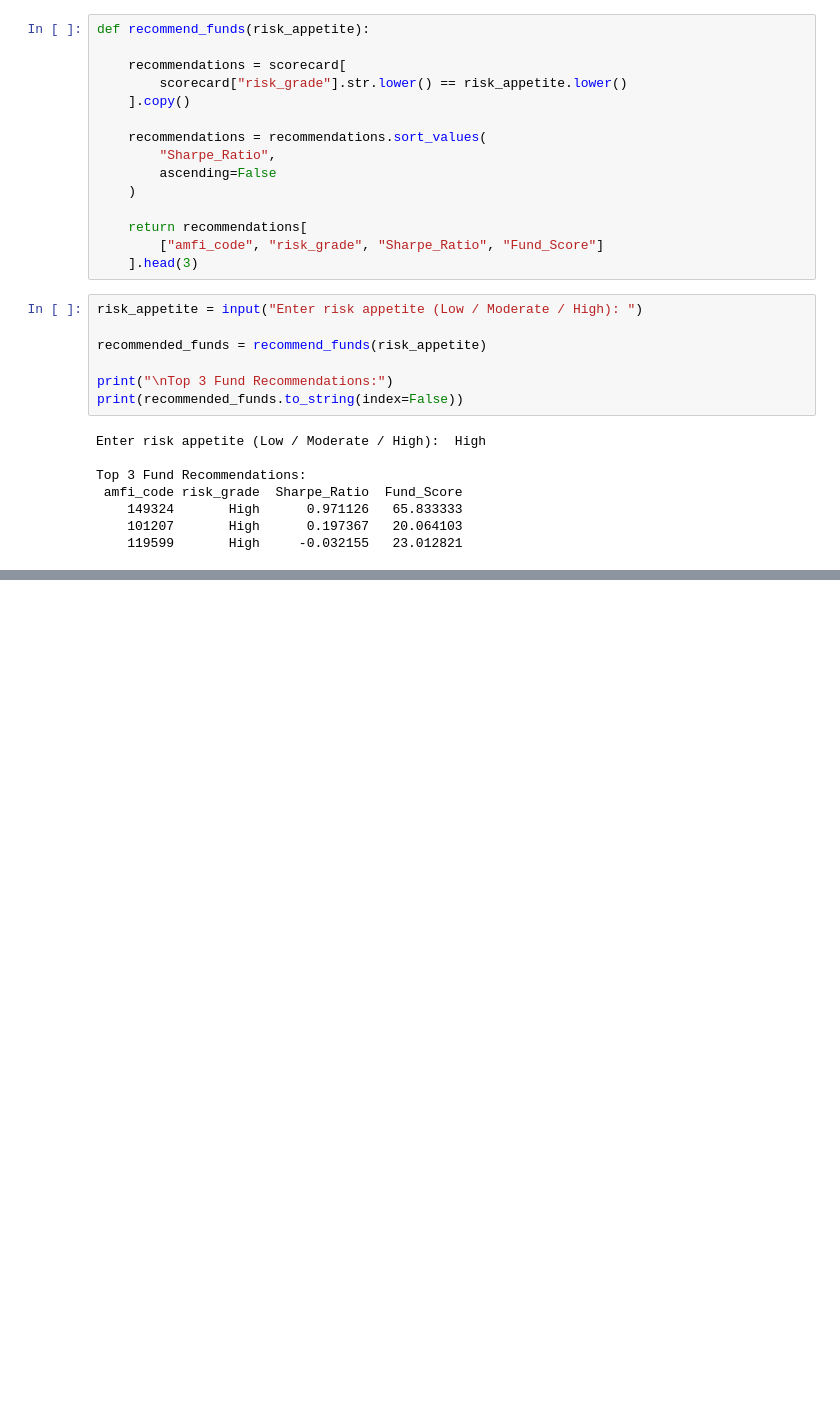
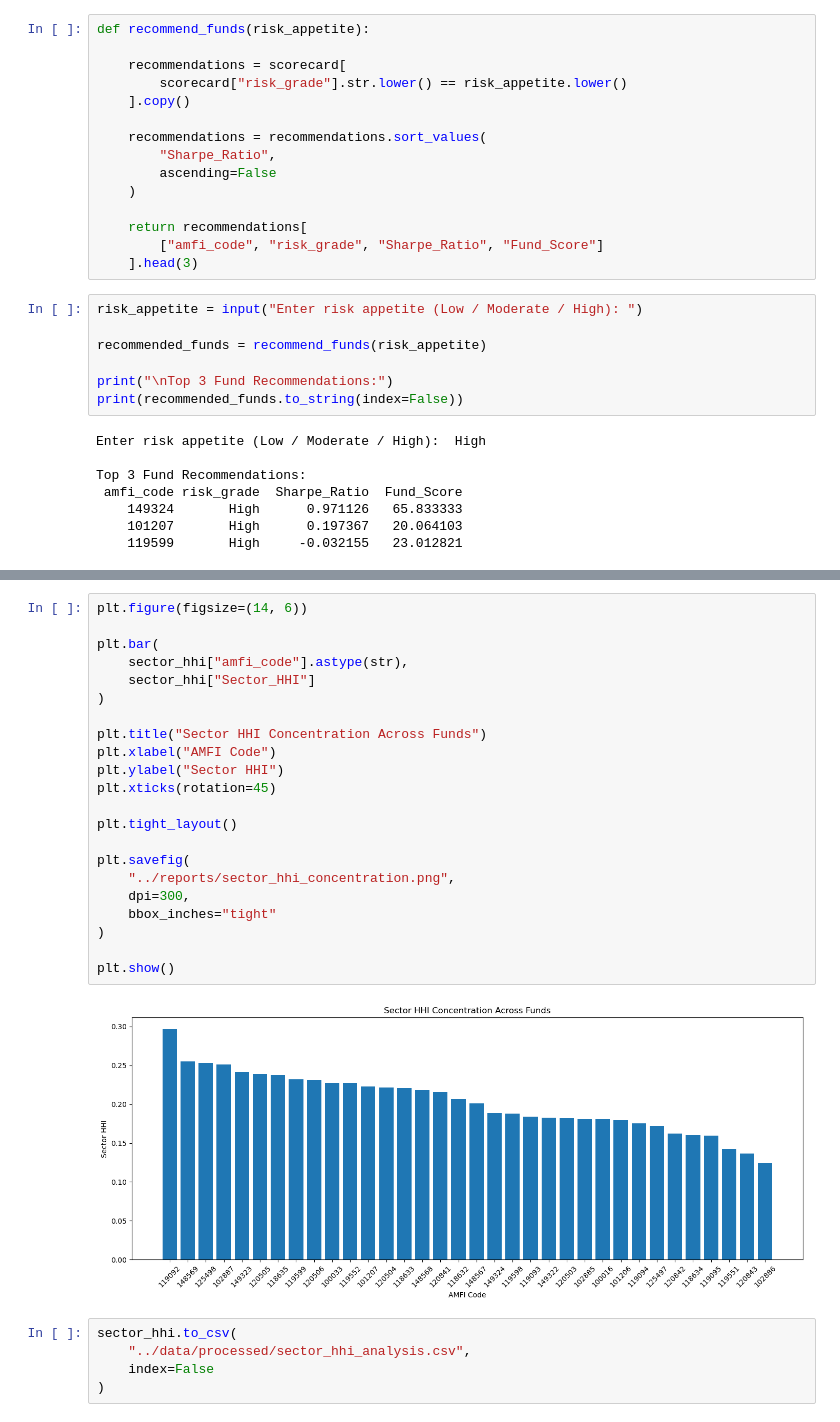
Before and after one commit to raj-ankur62/Mutual-Fund-Analytics, a Jupyter notebook: notebooks/Risk_Analytics.ipynb, the cells around one changed output, grey strips where cells are left out. Cells and saved outputs as stored; diff of their text form; blank space fills up the shorter version.

Commit message:
Add sector HHI concentration analysis

```diff
--- a/notebooks/Risk_Analytics.ipynb
+++ b/notebooks/Risk_Analytics.ipynb
@@ -332,0 +389,29 @@ Top 3 Fund Recommendations:
+# %%
+plt.figure(figsize=(14, 6))
+
+plt.bar(
+    sector_hhi["amfi_code"].astype(str),
+    sector_hhi["Sector_HHI"]
+)
+
+plt.title("Sector HHI Concentration Across Funds")
+plt.xlabel("AMFI Code")
+plt.ylabel("Sector HHI")
+plt.xticks(rotation=45)
+
+plt.tight_layout()
+
+plt.savefig(
+    "../reports/sector_hhi_concentration.png",
+    dpi=300,
+    bbox_inches="tight"
+)
+
+plt.show()
+# %% [output]
+[figure, added]
+# %%
+sector_hhi.to_csv(
+    "../data/processed/sector_hhi_analysis.csv",
+    index=False
+)
```
Also changed, not shown: parts of 1 cell of this notebook, 2 other files.
